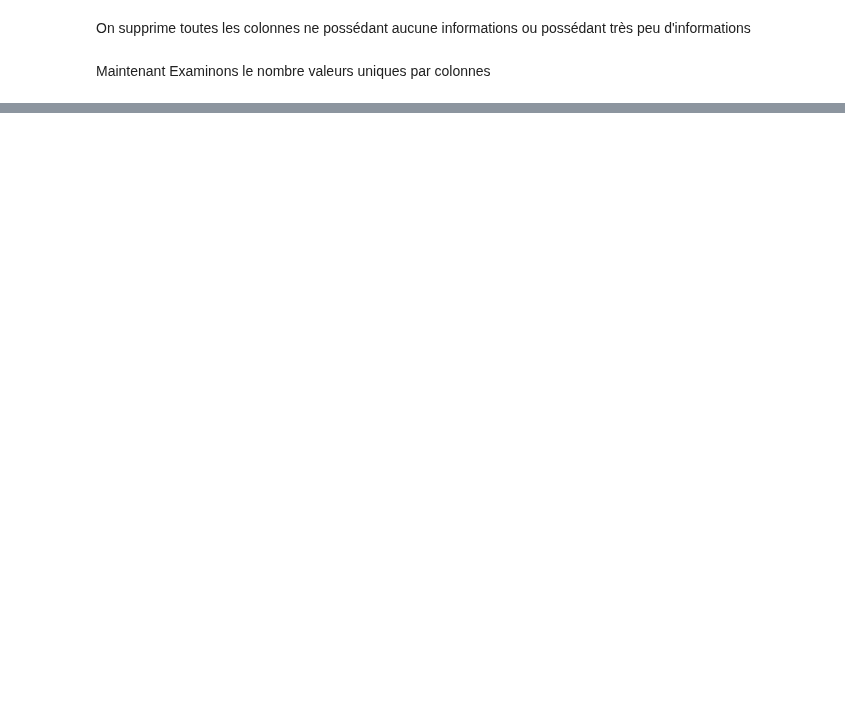
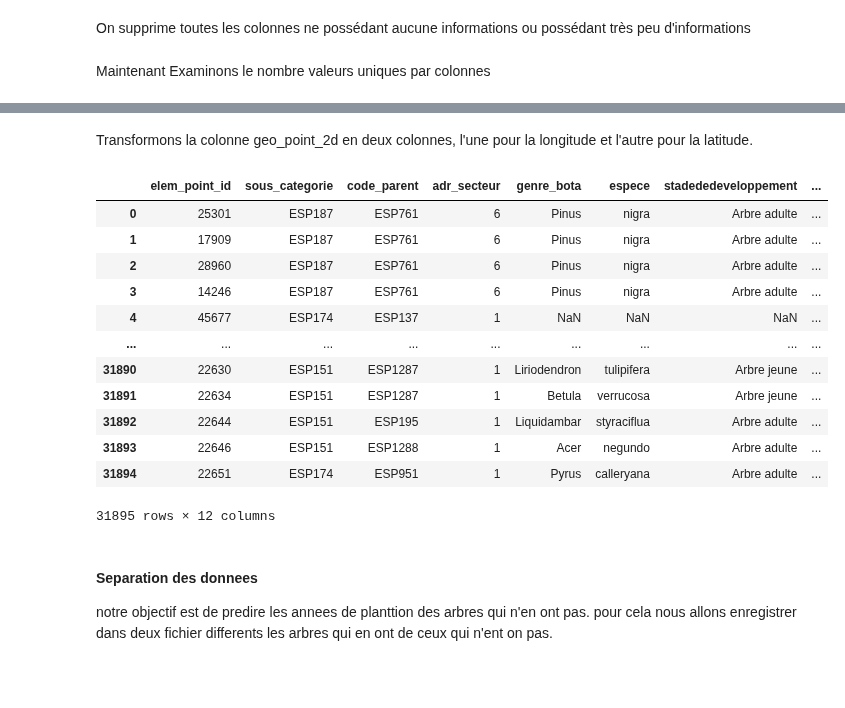
Before and after one commit to fabricepaka/Machine_learning, a Jupyter notebook: Predictions_annees_plantations_arbres_Grenoble/Modele_prediction_arbres_Grenoble.ipynb, the cells around one changed output, grey strips where cells are left out. Cells and saved outputs as stored; diff of their text form; code cells hidden in the pictures; blank space fills up the shorter version.

Commit message:
Fin traitement des donnees

```diff
--- a/Predictions_annees_plantations_arbres_Grenoble/Modele_prediction_arbres_Grenoble.ipynb
+++ b/Predictions_annees_plantations_arbres_Grenoble/Modele_prediction_arbres_Grenoble.ipynb
@@ -87,0 +152,4 @@ dtype: int64
+# %%
+colonne_a_supprimer = ['portarbre','typenature','collectivite','code_parent_desc','sous_categorie_desc','typenature', 'code','nom','bien_reference']
+
+df_arbres = df_arbres.drop(colonne_a_supprimer, axis = 1)
@@ -87,0 +194,33 @@ dtype: int64
+# %% [markdown]
+ Transformons la colonne geo_point_2d en deux colonnes, l'une pour la longitude et l'autre pour la latitude.
+# %%
+def longitude(x):
+    return x.split(',')[1]
+def latitude(x):
+    return x.split(',')[0]
+
+df_arbres['longitude'] = df_arbres['geo_point_2d'].apply(longitude).apply(pd.to_numeric,errors = 'coerce')
+df_arbres['latitude'] = df_arbres['geo_point_2d'].apply(latitude).apply(pd.to_numeric,errors = 'coerce')
+
+#supression de la colonne geo_point_2d
+df_arbres = df_arbres.drop(['geo_point_2d'],axis = 1)
+# %%
+df_arbres
+# %% [output]
+|  | elem_point_id | sous_categorie | code_parent | adr_secteur | genre_bota | espece | stadededeveloppement | ... |
+| 0 | 25301 | ESP187 | ESP761 | 6 | Pinus | nigra | Arbre adulte | ... |
+| 1 | 17909 | ESP187 | ESP761 | 6 | Pinus | nigra | Arbre adulte | ... |
+| 2 | 28960 | ESP187 | ESP761 | 6 | Pinus | nigra | Arbre adulte | ... |
+| 3 | 14246 | ESP187 | ESP761 | 6 | Pinus | nigra | Arbre adulte | ... |
+| 4 | 45677 | ESP174 | ESP137 | 1 | NaN | NaN | NaN | ... |
+| ... | ... | ... | ... | ... | ... | ... | ... | ... |
+| 31890 | 22630 | ESP151 | ESP1287 | 1 | Liriodendron | tulipifera | Arbre jeune | ... |
+| 31891 | 22634 | ESP151 | ESP1287 | 1 | Betula | verrucosa | Arbre jeune | ... |
+| 31892 | 22644 | ESP151 | ESP195 | 1 | Liquidambar | styraciflua | Arbre adulte | ... |
+| 31893 | 22646 | ESP151 | ESP1288 | 1 | Acer | negundo | Arbre adulte | ... |
+| 31894 | 22651 | ESP174 | ESP951 | 1 | Pyrus | calleryana | Arbre adulte | ... |
+31895 rows × 12 columns
+# %% [markdown]
+#### Separation des donnees
+
+notre objectif est de predire les annees de planttion des arbres qui n'en ont pas. pour cela nous allons enregistrer dans deux fichier differents les arbres qui en ont de ceux qui n'ent on pas.
@@ -87,0 +233,2 @@ dtype: int64
+# %% [markdown]
+###
```
Also changed, not shown: parts of 23 cells of this notebook.
